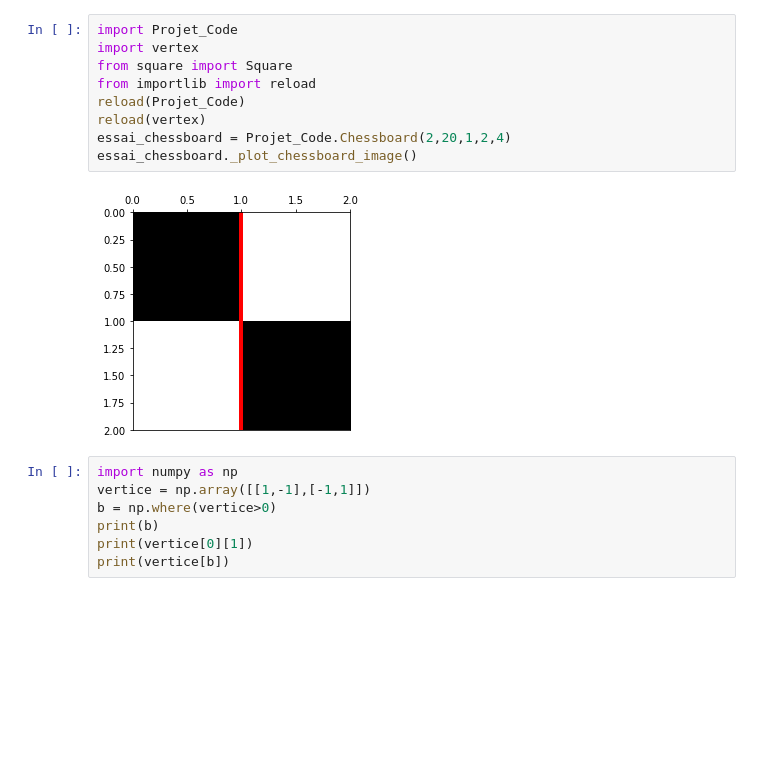
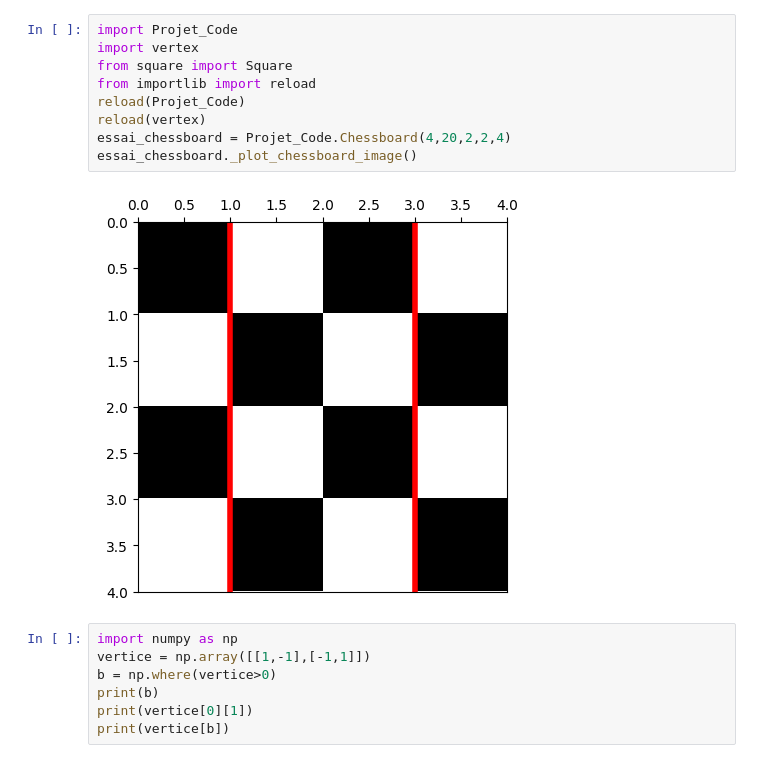
Before and after one commit to SimoneAusilio/qmc-algorithm-spin-system, a Jupyter notebook: Test_loop_update_NOTEBOOK.ipynb, the cells around one changed output. Drawn from its saved outputs; the diff is of its cells as text; blank space fills up the shorter version.

```diff
--- a/Test_loop_update_NOTEBOOK.ipynb
+++ b/Test_loop_update_NOTEBOOK.ipynb
@@ -1,14 +1,14 @@
 # %%
 import Projet_Code
 import vertex
 from square import Square
 from importlib import reload
 reload(Projet_Code)
 reload(vertex)
-essai_chessboard = Projet_Code.Chessboard(2,20,1,2,4)
+essai_chessboard = Projet_Code.Chessboard(4,20,2,2,4)
 essai_chessboard._plot_chessboard_image()
 # %% [output]
-[figure, old version]
+[figure, new version]
 # %%
 import numpy as np
 vertice = np.array([[1,-1],[-1,1]])
```
Also changed, not shown: parts of 6 cells of this notebook.
